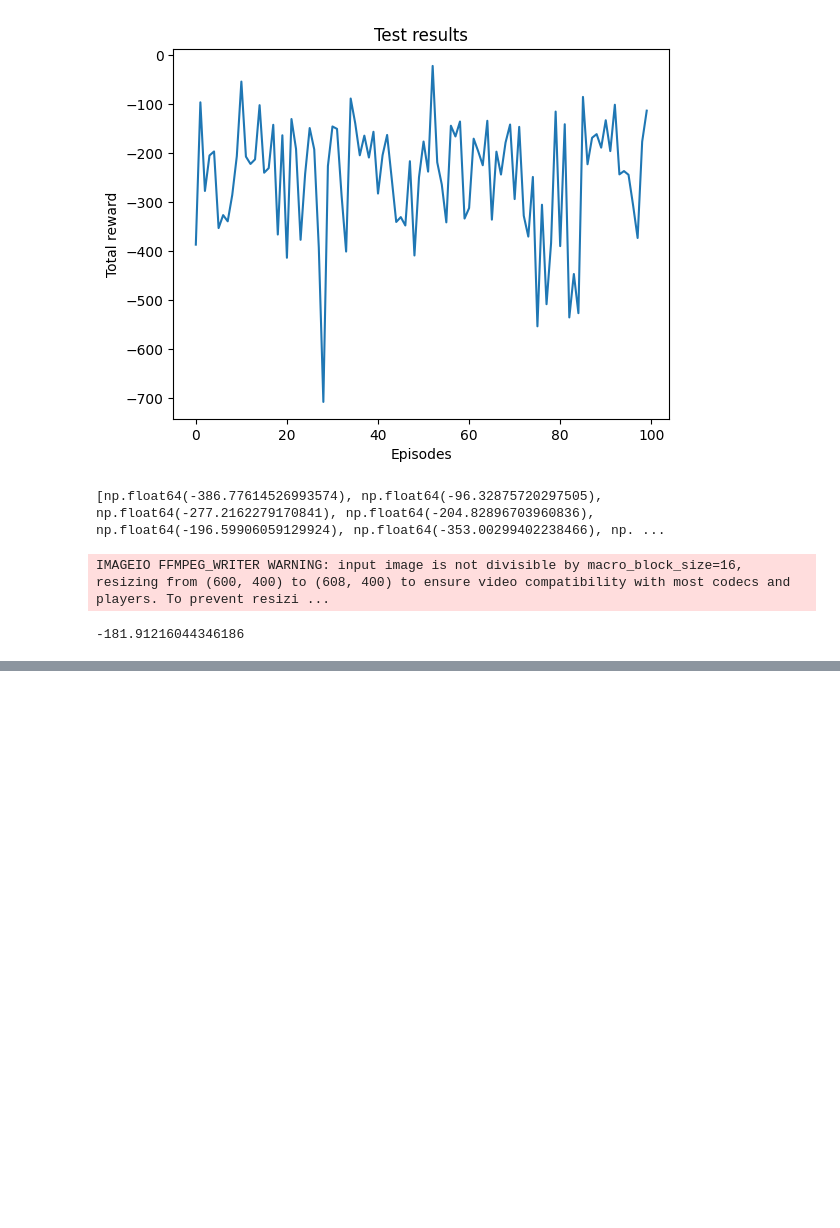
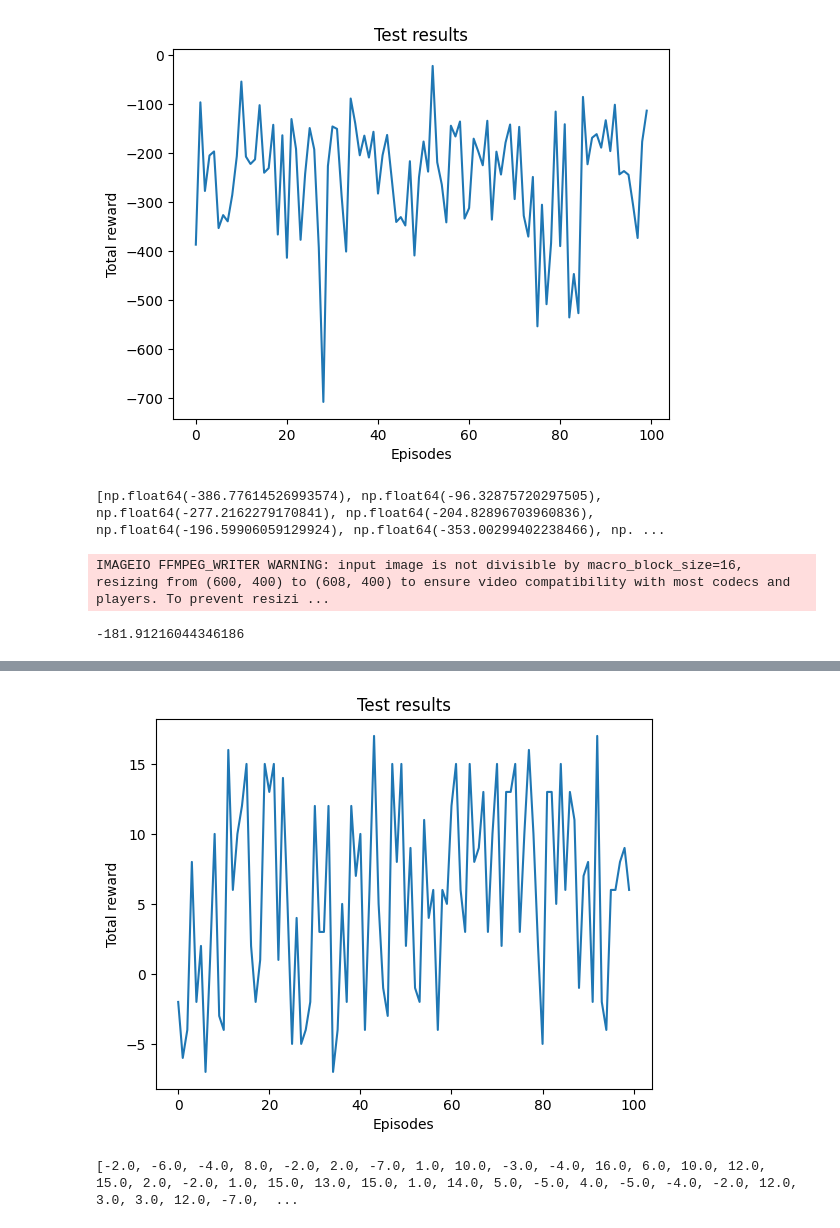
Before and after one commit to WertzSamuel/AML_projet, a Jupyter notebook: AML_projet.ipynb, the cells around one changed output, grey strips where cells are left out. Drawn from its saved outputs; the diff is of its cells as text; code cells hidden in the pictures; blank space fills up the shorter version.

```diff
--- a/AML_projet.ipynb
+++ b/AML_projet.ipynb
@@ -770,0 +920,5 @@ IMAGEIO FFMPEG_WRITER WARNING: input image is not divisible by macro_block_size=
+# %%
+test(agent, "Plots/Pong/")
+# %% [output]
+[figure, added]
+[-2.0, -6.0, -4.0, 8.0, -2.0, 2.0, -7.0, 1.0, 10.0, -3.0, -4.0, 16.0, 6.0, 10.0, 12.0, 15.0, 2.0, -2.0, 1.0, 15.0, 13.0, 15.0, 1.0, 14.0, 5.0, -5.0, 4.0, -5.0, -4.0, -2.0, 12.0, 3.0, 3.0, 12.0, -7.0,  ...
```
Also changed, not shown: parts of 7 cells of this notebook, 8 other files.
